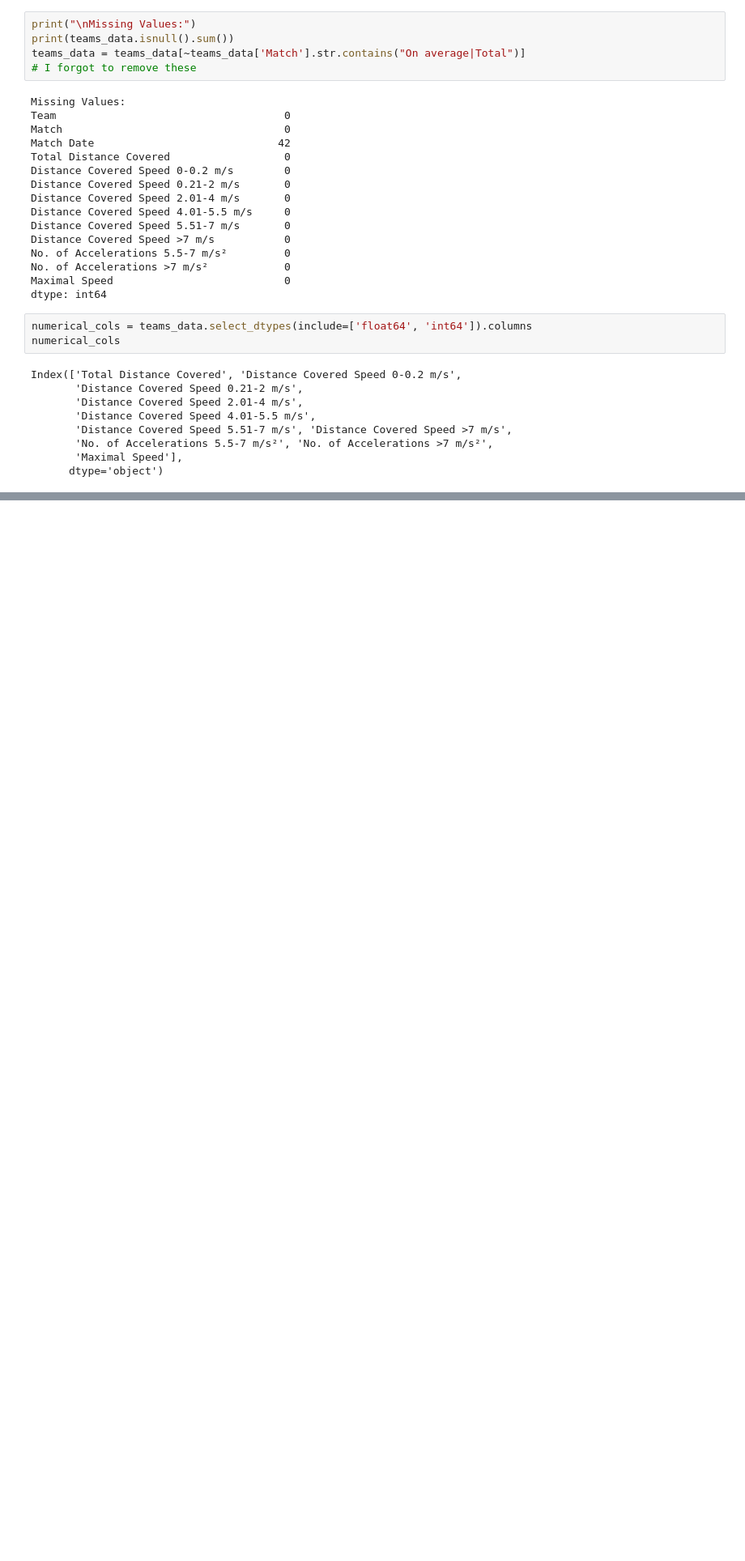
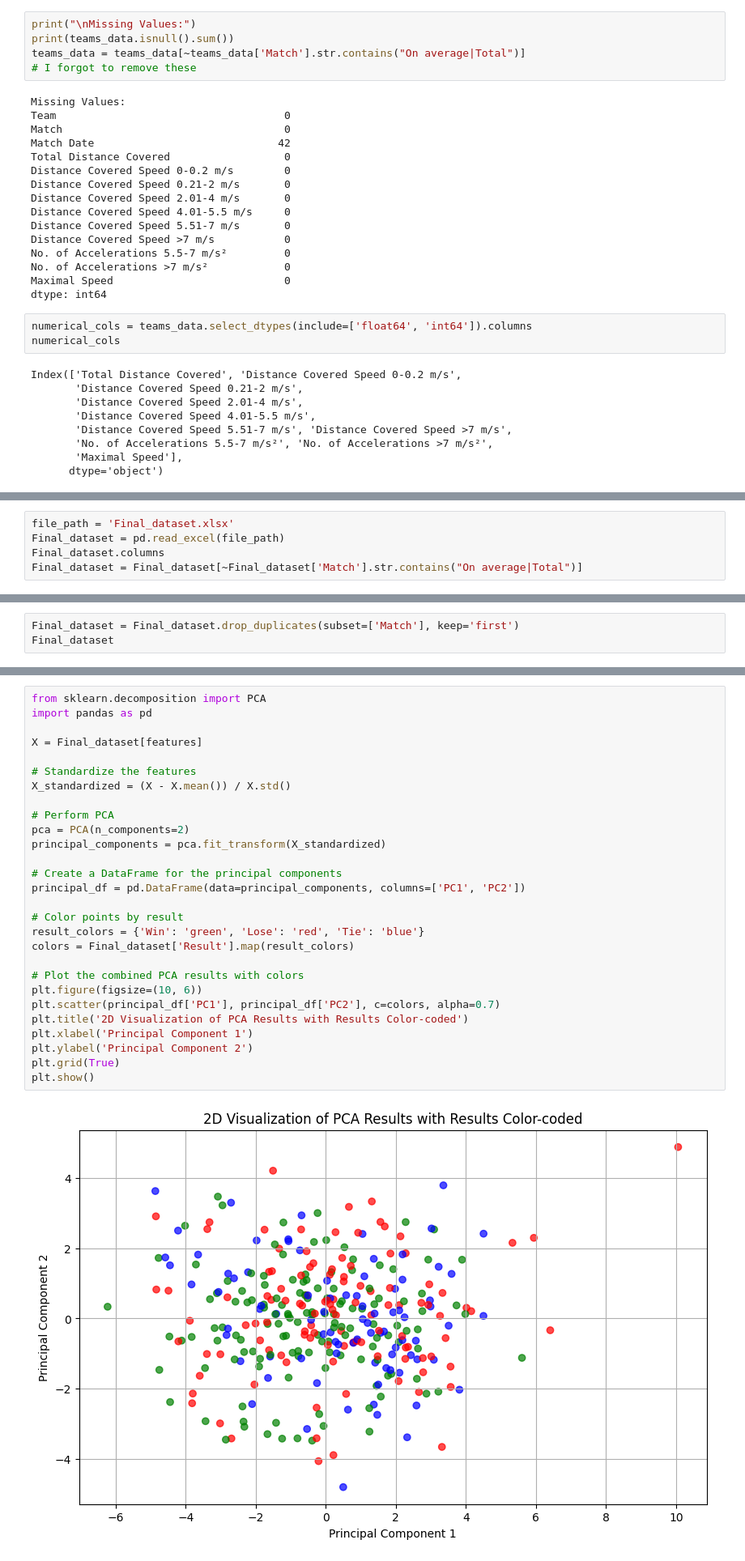
Before and after one commit to emanueleiacca/Predict-LeagueTable-TurkishLeague, a Jupyter notebook: EDA.ipynb, the cells around one changed output, grey strips where cells are left out. Shown at 81% size. Saved outputs shown, nothing was run; the diff lists cells and outputs as text; blank space fills up the shorter version.

```diff
--- a/EDA.ipynb
+++ b/EDA.ipynb
@@ -356,0 +211,5 @@ More than 20 figures have been opened. Figures created through the pyplot interf
+# %%
+file_path = 'Final_dataset.xlsx'
+Final_dataset = pd.read_excel(file_path)
+Final_dataset.columns
+Final_dataset = Final_dataset[~Final_dataset['Match'].str.contains("On average|Total")]
@@ -356,0 +320,3 @@ More than 20 figures have been opened. Figures created through the pyplot interf
+# %%
+Final_dataset = Final_dataset.drop_duplicates(subset=['Match'], keep='first')
+Final_dataset
@@ -356,0 +337,30 @@ More than 20 figures have been opened. Figures created through the pyplot interf
+# %%
+from sklearn.decomposition import PCA
+import pandas as pd
+
+X = Final_dataset[features]
+
+# Standardize the features
+X_standardized = (X - X.mean()) / X.std()
+
+# Perform PCA
+pca = PCA(n_components=2)
+principal_components = pca.fit_transform(X_standardized)
+
+# Create a DataFrame for the principal components
+principal_df = pd.DataFrame(data=principal_components, columns=['PC1', 'PC2'])
+
+# Color points by result
+result_colors = {'Win': 'green', 'Lose': 'red', 'Tie': 'blue'}
+colors = Final_dataset['Result'].map(result_colors)
+
+# Plot the combined PCA results with colors
+plt.figure(figsize=(10, 6))
+plt.scatter(principal_df['PC1'], principal_df['PC2'], c=colors, alpha=0.7)
+plt.title('2D Visualization of PCA Results with Results Color-coded')
+plt.xlabel('Principal Component 1')
+plt.ylabel('Principal Component 2')
+plt.grid(True)
+plt.show()
+# %% [output]
+[figure, added]
```
Also changed, not shown: parts of 29 cells of this notebook, 1 other file.
